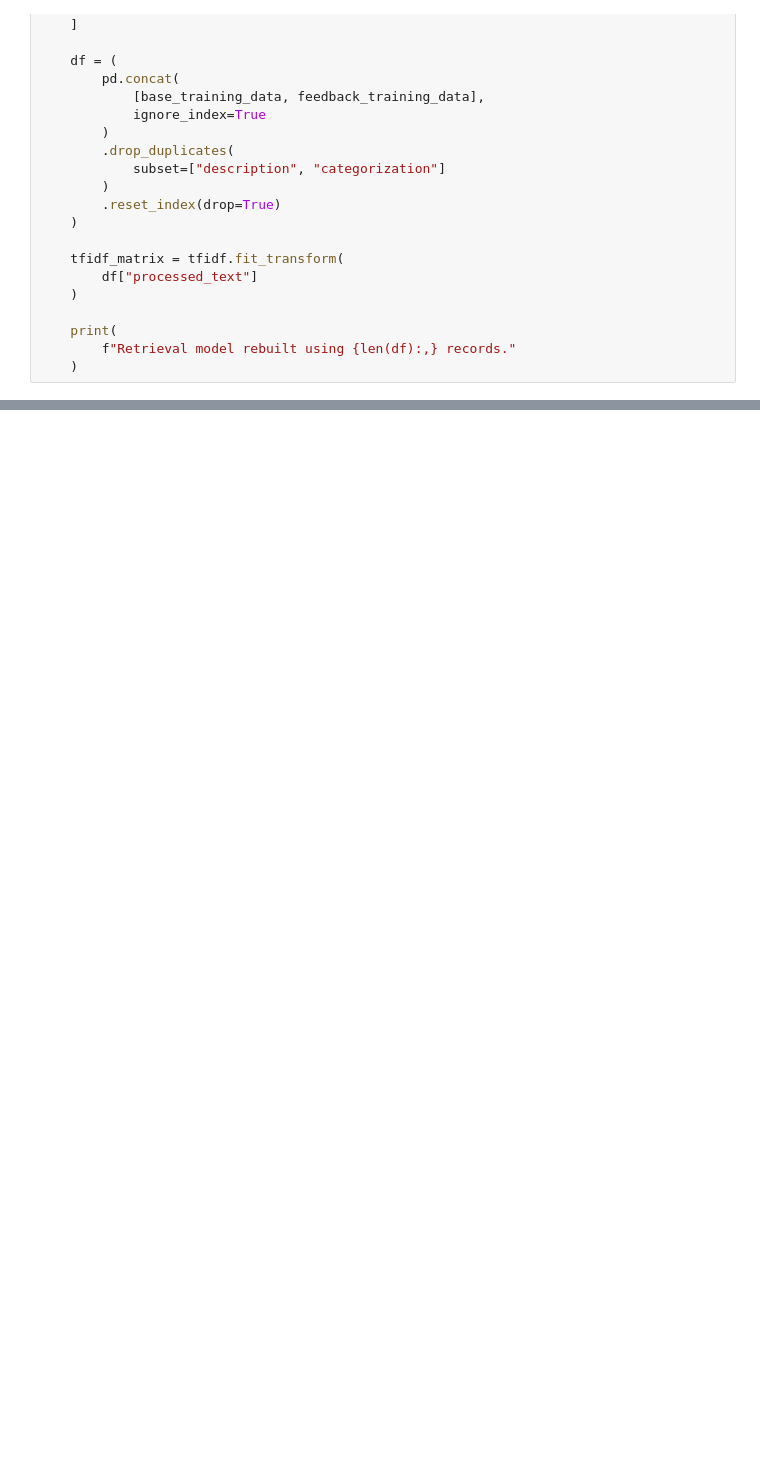
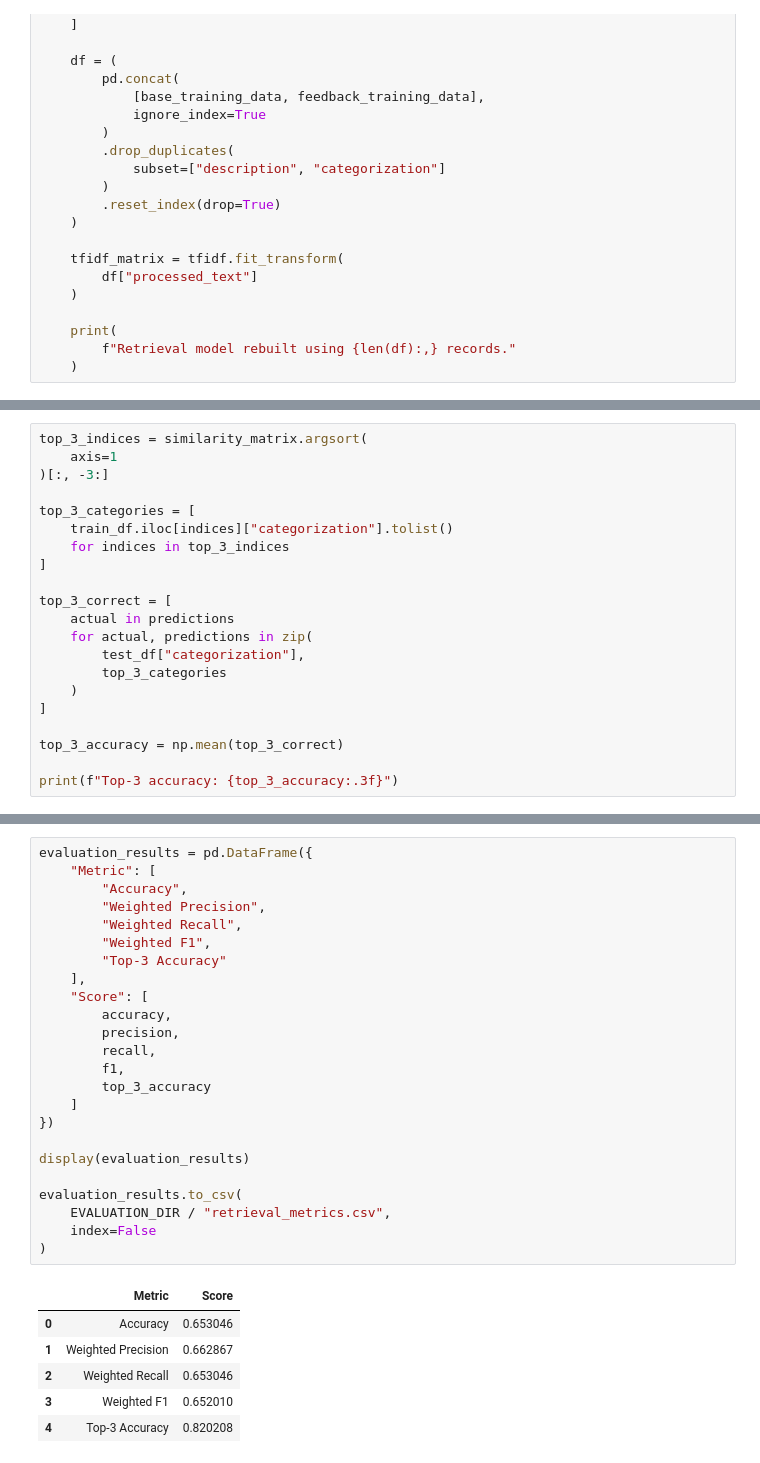
Before and after one commit to rburchf1/AI102Challenges, a Jupyter notebook: ryan-burchfield-ai-102-final-project.ipynb, the cells around one changed output, grey strips where cells are left out. Cells and saved outputs as stored; diff of their text form; blank space fills up the shorter version.

```diff
--- a/ryan-burchfield-ai-102-final-project.ipynb
+++ b/ryan-burchfield-ai-102-final-project.ipynb
@@ -2444,0 +2568,21 @@ def retrain_with_approved_feedback():
+# %%
+top_3_indices = similarity_matrix.argsort(
+    axis=1
+)[:, -3:]
+
+top_3_categories = [
+    train_df.iloc[indices]["categorization"].tolist()
+    for indices in top_3_indices
+]
+
+top_3_correct = [
+    actual in predictions
+    for actual, predictions in zip(
+        test_df["categorization"],
+        top_3_categories
+    )
+]
+
+top_3_accuracy = np.mean(top_3_correct)
+
+print(f"Top-3 accuracy: {top_3_accuracy:.3f}")
@@ -2444,0 +2620,31 @@ def retrain_with_approved_feedback():
+# %%
+evaluation_results = pd.DataFrame({
+    "Metric": [
+        "Accuracy",
+        "Weighted Precision",
+        "Weighted Recall",
+        "Weighted F1",
+        "Top-3 Accuracy"
+    ],
+    "Score": [
+        accuracy,
+        precision,
+        recall,
+        f1,
+        top_3_accuracy
+    ]
+})
+
+display(evaluation_results)
+
+evaluation_results.to_csv(
+    EVALUATION_DIR / "retrieval_metrics.csv",
+    index=False
+)
+# %% [output]
+|  | Metric | Score |
+| 0 | Accuracy | 0.653046 |
+| 1 | Weighted Precision | 0.662867 |
+| 2 | Weighted Recall | 0.653046 |
+| 3 | Weighted F1 | 0.652010 |
+| 4 | Top-3 Accuracy | 0.820208 |
```
Also changed, not shown: parts of 16 cells of this notebook.
